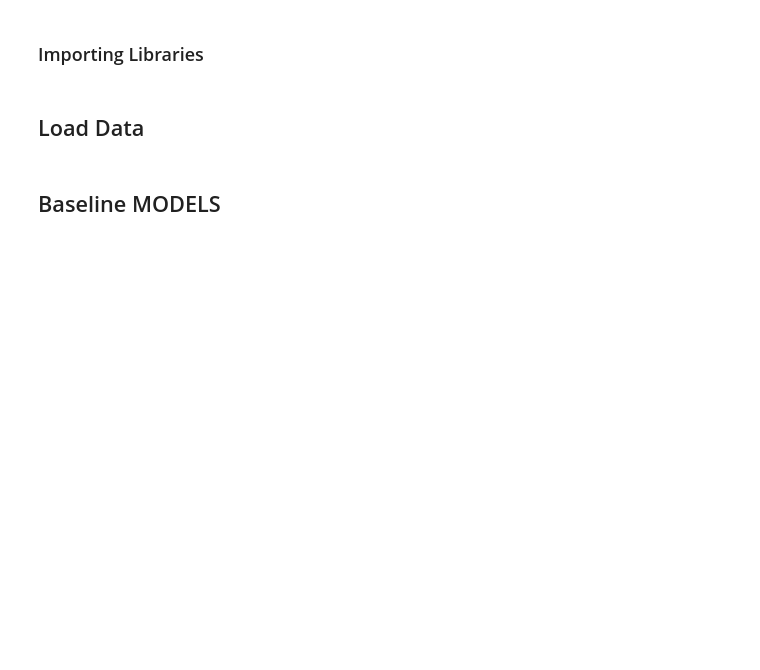
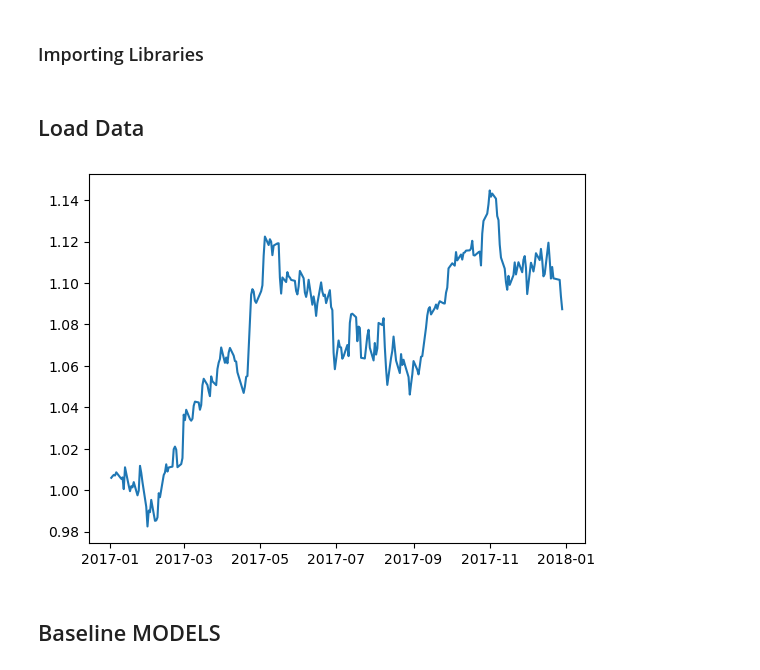
Before and after one commit to tommasograndi/portfolio-opt-with-BiLSTM-stock-preselection, a Jupyter notebook: models.ipynb, the cells around one changed output. Cells and saved outputs as stored; diff of their text form; code cells hidden in the pictures; blank space fills up the shorter version.

```diff
--- a/models.ipynb
+++ b/models.ipynb
@@ -17,3 +21,9 @@ index_returns = pd.read_pickle("data/index_returns.pkl")
+# %%
+index_perf = (1 + index_returns.loc['2017-01-02':'2017-12-31']).cumprod()
+
+plt.plot(index_perf);
+# %% [output]
+[figure, added]
 # %% [markdown]
 ## Baseline MODELS
 # %% [markdown]
```
Also changed, not shown: parts of 12 cells of this notebook.
